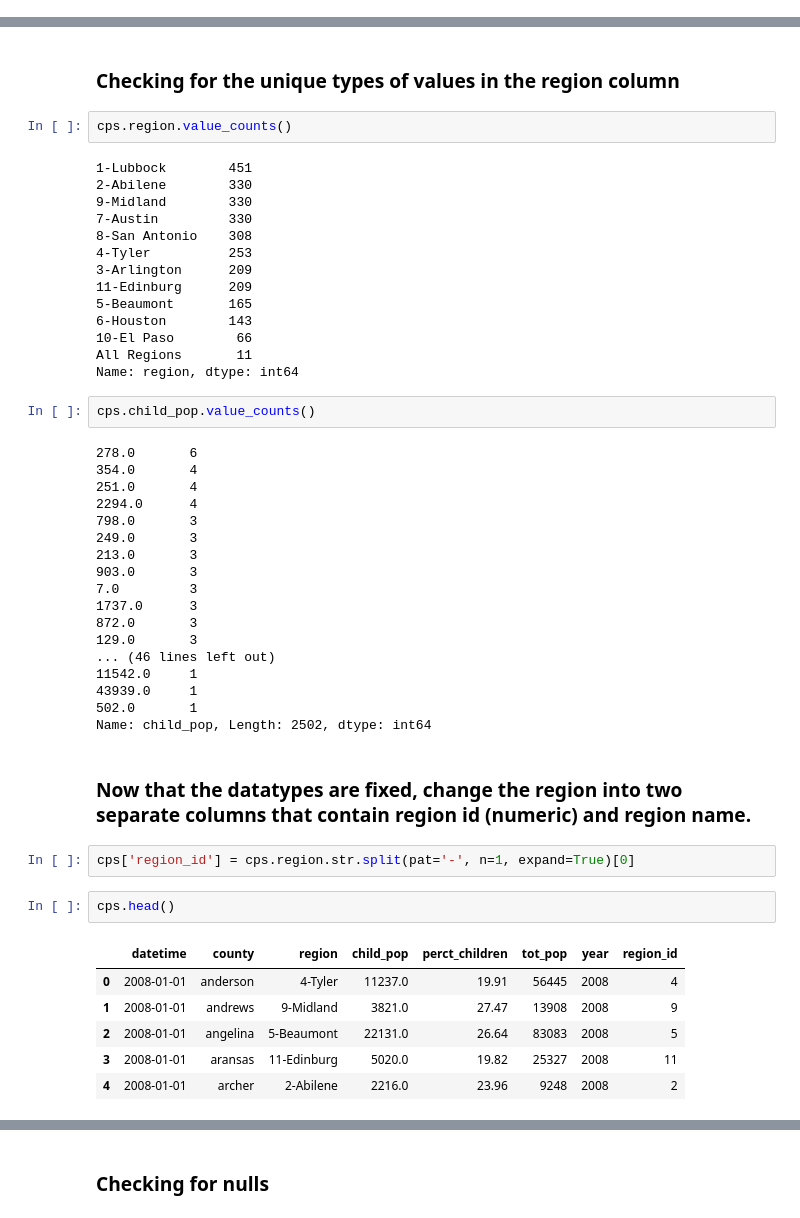
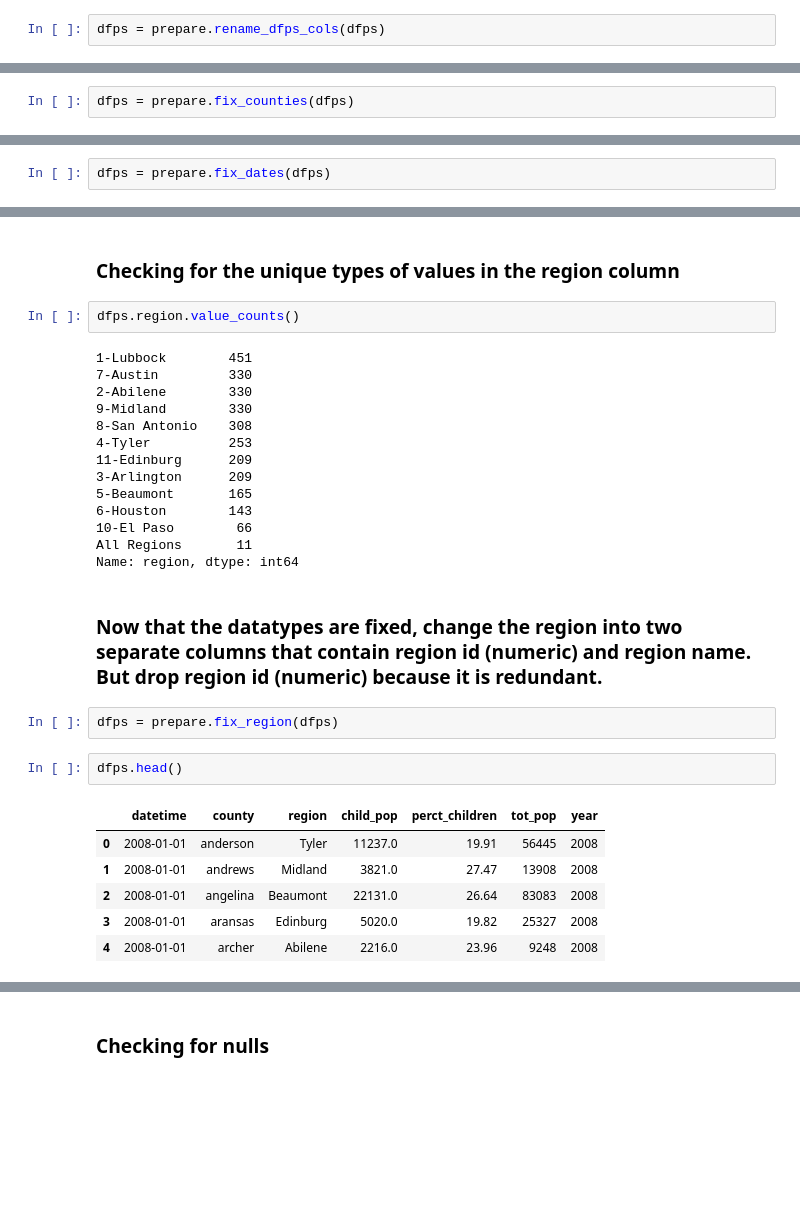
Before and after one commit to jessejinnaruiz/texas_child_population, a Jupyter notebook: tx_cps_analysis.ipynb, the cells around one changed output, grey strips where cells are left out. Cells and saved outputs as stored; diff of their text form; blank space fills up the shorter version.

```diff
--- a/tx_cps_analysis.ipynb
+++ b/tx_cps_analysis.ipynb
@@ -97 +109,3 @@ cps = cps.rename(columns={'child population': 'child_pop', '% of children in tot
+# %%
+dfps = prepare.rename_dfps_cols(dfps)
 # %%
@@ -108 +120,3 @@ cps['county'] = cps['county'].str.lower().replace(' ', '')
+# %%
+dfps = prepare.fix_counties(dfps)
 # %%
@@ -180 +209,3 @@ cps.year = pd.to_datetime(cps['year'].astype('str'), format='%Y')
+# %%
+dfps = prepare.fix_dates(dfps)
 # %%
@@ -255,51 +248,31 @@ dtype: int64
 # %% [markdown]
 ### Checking for the unique types of values in the region column
 # %%
-cps.region.value_counts()
+dfps.region.value_counts()
 # %% [output]
 1-Lubbock        451
+7-Austin         330
 2-Abilene        330
 9-Midland        330
-7-Austin         330
 8-San Antonio    308
 4-Tyler          253
+11-Edinburg      209
 3-Arlington      209
-11-Edinburg      209
 5-Beaumont       165
 6-Houston        143
 10-El Paso        66
 All Regions       11
 Name: region, dtype: int64
-# %%
-cps.child_pop.value_counts()
-# %% [output]
-278.0       6
-354.0       4
-251.0       4
-2294.0      4
-798.0       3
-249.0       3
-213.0       3
-903.0       3
-7.0         3
-1737.0      3
-872.0       3
-129.0       3
-... (46 lines left out)
-11542.0     1
-43939.0     1
-502.0       1
-Name: child_pop, Length: 2502, dtype: int64
 # %% [markdown]
-### Now that the datatypes are fixed, change the region into two separate columns that contain region id (numeric) and region name.
+### Now that the datatypes are fixed, change the region into two separate columns that contain region id (numeric) and region name. But drop region id (numeric) because it is redundant.
-# %%
-cps['region_id'] = cps.region.str.split(pat='-', n=1, expand=True)[0]
+# %%
+dfps = prepare.fix_region(dfps)
 # %%
-cps.head()
+dfps.head()
 # %% [output]
-|  | datetime | county | region | child_pop | perct_children | tot_pop | year | region_id |
-| 0 | 2008-01-01 | anderson | 4-Tyler | 11237.0 | 19.91 | 56445 | 2008 | 4 |
-| 1 | 2008-01-01 | andrews | 9-Midland | 3821.0 | 27.47 | 13908 | 2008 | 9 |
-| 2 | 2008-01-01 | angelina | 5-Beaumont | 22131.0 | 26.64 | 83083 | 2008 | 5 |
-| 3 | 2008-01-01 | aransas | 11-Edinburg | 5020.0 | 19.82 | 25327 | 2008 | 11 |
-| 4 | 2008-01-01 | archer | 2-Abilene | 2216.0 | 23.96 | 9248 | 2008 | 2 |
+|  | datetime | county | region | child_pop | perct_children | tot_pop | year |
+| 0 | 2008-01-01 | anderson | Tyler | 11237.0 | 19.91 | 56445 | 2008 |
+| 1 | 2008-01-01 | andrews | Midland | 3821.0 | 27.47 | 13908 | 2008 |
+| 2 | 2008-01-01 | angelina | Beaumont | 22131.0 | 26.64 | 83083 | 2008 |
+| 3 | 2008-01-01 | aransas | Edinburg | 5020.0 | 19.82 | 25327 | 2008 |
+| 4 | 2008-01-01 | archer | Abilene | 2216.0 | 23.96 | 9248 | 2008 |
```
Also changed, not shown: parts of 163 cells of this notebook.
